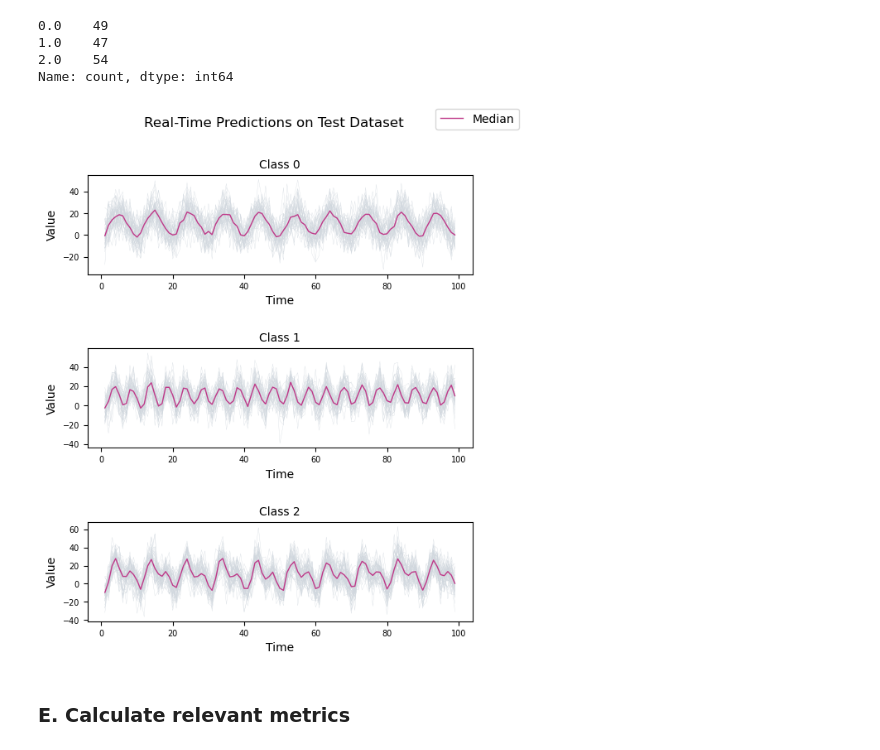
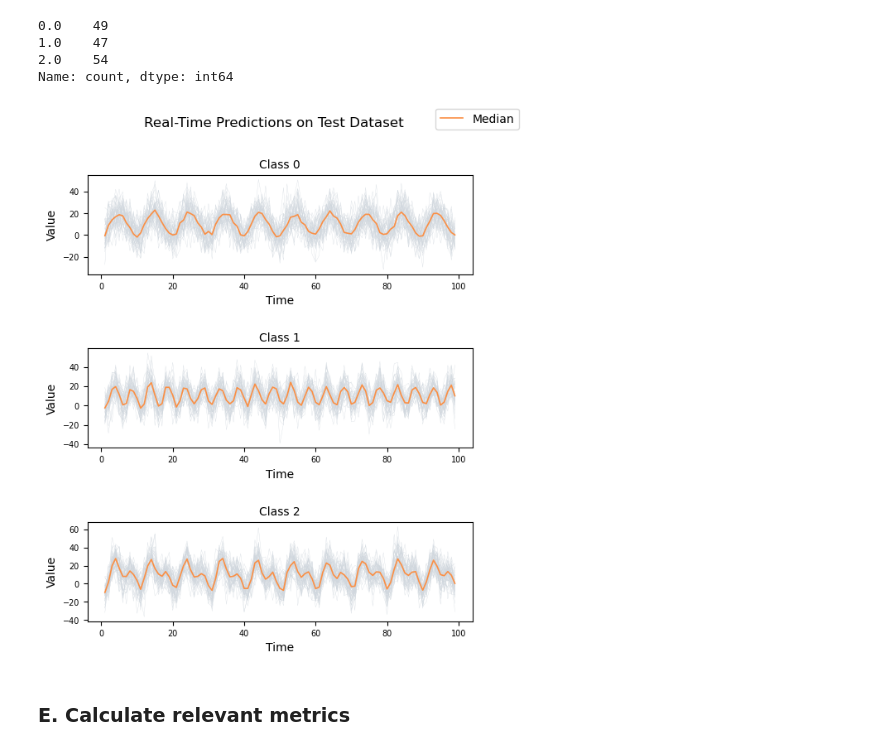
Before and after one commit to fg-research/lstm-fcn-sagemaker, a Jupyter notebook: notebook.ipynb, the cells around one changed output. Drawn from its saved outputs; the diff is of its cells as text; code cells hidden in the pictures.

```diff
--- a/notebook.ipynb
+++ b/notebook.ipynb
@@ -144,7 +144,7 @@ Name: count, dtype: int64
 fig, axs = plt.subplots(nrows=training_dataset.iloc[:, 0].nunique(), ncols=1, sharex=True, figsize=(6, 7))
 for i, c in enumerate(training_dataset.iloc[:, 0].sort_values().unique()):
     axs[i].plot(training_dataset[training_dataset.iloc[:, 0] == c].iloc[:, 1:].transpose(), color="#d0d7de", lw=0.2)
-    axs[i].plot(training_dataset[training_dataset.iloc[:, 0] == c].iloc[:, 1:].transpose().median(axis=1), color="#bf3989", lw=1, label="Median" if i == 0 else None)
+    axs[i].plot(training_dataset[training_dataset.iloc[:, 0] == c].iloc[:, 1:].transpose().median(axis=1), color="#fb8f44", lw=1.2, label="Median" if i == 0 else None)
     axs[i].set_title(f"Class {int(c)}", size=10)
     axs[i].set(xlabel="Time", ylabel="Value")
     axs[i].xaxis.set_tick_params(labelbottom=True)
@@ -193,7 +193,7 @@ Name: count, dtype: int64
 fig, axs = plt.subplots(nrows=validation_dataset.iloc[:, 0].nunique(), ncols=1, sharex=True, figsize=(6, 7))
 for i, c in enumerate(validation_dataset.iloc[:, 0].sort_values().unique()):
     axs[i].plot(validation_dataset[validation_dataset.iloc[:, 0] == c].iloc[:, 1:].transpose(), color="#d0d7de", lw=0.2)
-    axs[i].plot(validation_dataset[validation_dataset.iloc[:, 0] == c].iloc[:, 1:].transpose().median(axis=1), color="#bf3989", lw=1, label="Median" if i == 0 else None)
+    axs[i].plot(validation_dataset[validation_dataset.iloc[:, 0] == c].iloc[:, 1:].transpose().median(axis=1), color="#fb8f44", lw=1.2, label="Median" if i == 0 else None)
     axs[i].set_title(f"Class {int(c)}", size=10)
     axs[i].set(xlabel="Time", ylabel="Value")
     axs[i].xaxis.set_tick_params(labelbottom=True)
@@ -430,19 +430,19 @@ Name: count, dtype: int64
 # %%
 fig, axs = plt.subplots(nrows=real_time_predictions.iloc[:, 0].nunique(), ncols=1, sharex=True, figsize=(6, 7))
 for i, c in enumerate(real_time_predictions.iloc[:, 0].sort_values().unique()):
     axs[i].plot(test_dataset[real_time_predictions.iloc[:, 0] == c].iloc[:, 1:].transpose(), color="#d0d7de", lw=0.2)
-    axs[i].plot(test_dataset[real_time_predictions.iloc[:, 0] == c].iloc[:, 1:].transpose().median(axis=1), color="#bf3989", lw=1, label="Median" if i == 0 else None)
+    axs[i].plot(test_dataset[real_time_predictions.iloc[:, 0] == c].iloc[:, 1:].transpose().median(axis=1), color="#fb8f44", lw=1.2, label="Median" if i == 0 else None)
     axs[i].set_title(f"Class {int(c)}", size=10)
     axs[i].set(xlabel="Time", ylabel="Value")
     axs[i].xaxis.set_tick_params(labelbottom=True)
     axs[i].tick_params(axis="both", which="major", labelsize=7)
     axs[i].tick_params(axis="both", which="minor", labelsize=7)
 fig.subplots_adjust(hspace=0.75)
 fig.suptitle("Real-Time Predictions on Test Dataset")
 fig.legend()
 plt.show()
 # %% [output]
-[figure, old version]
+[figure, new version]
 # %% [markdown]
 ### E. Calculate relevant metrics
 # %% [markdown]
```
Also changed, not shown: parts of 14 cells of this notebook.
